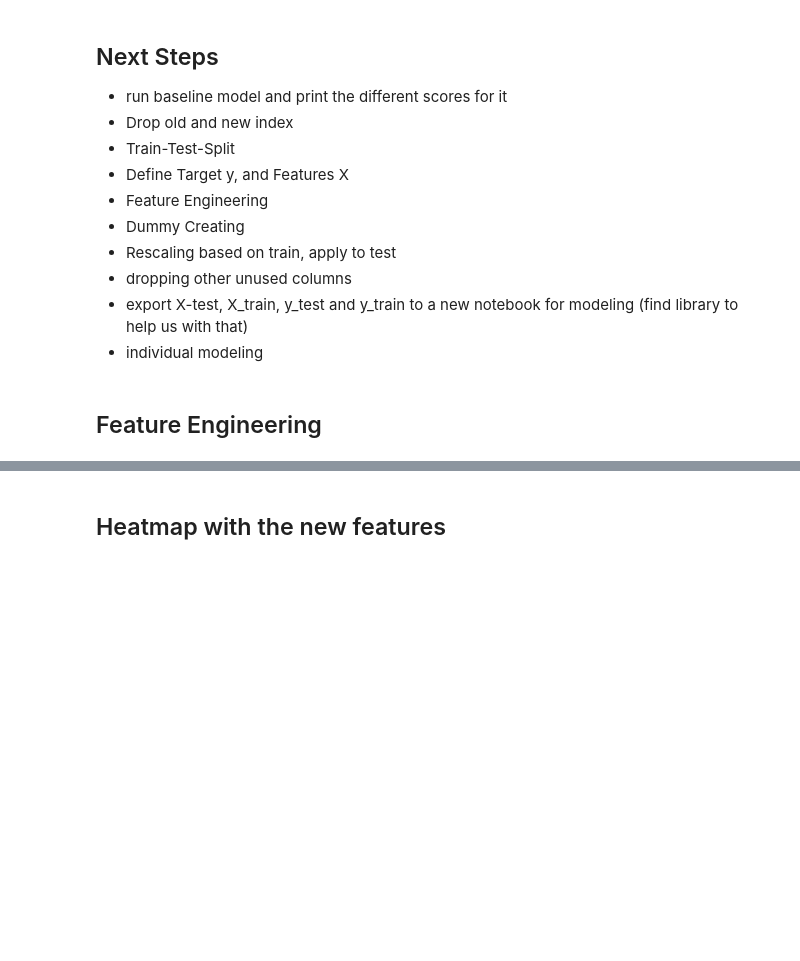
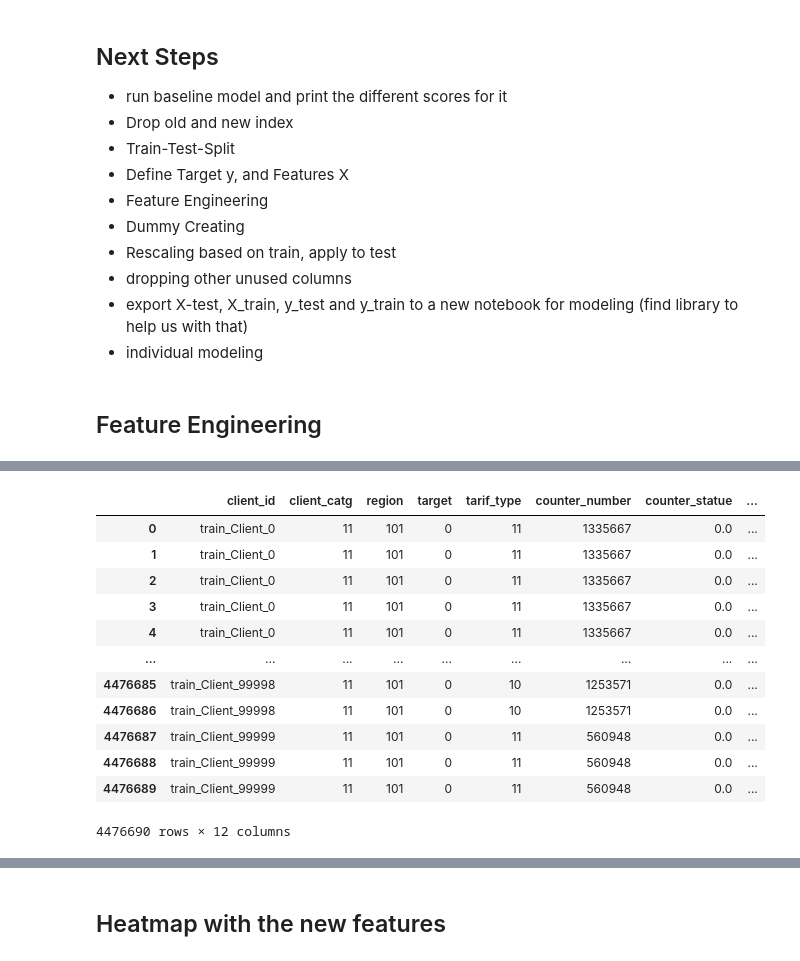
Before and after one commit to Cazta/fraud_detection_electricity_company, a Jupyter notebook: fraud_data_cleaning.ipynb, the cells around one changed output, grey strips where cells are left out. Drawn from its saved outputs; the diff is of its cells as text; code cells hidden in the pictures; blank space fills up the shorter version.

```diff
--- a/fraud_data_cleaning.ipynb
+++ b/fraud_data_cleaning.ipynb
@@ -331,5 +514,19 @@ quantity_counter.head()
 # %%
 df_processed = pd.merge(df_processed, quantity_counter, on="client_id", how="left")
-df_processed.head()
+df_processed
+# %% [output]
+|  | client_id | client_catg | region | target | tarif_type | counter_number | counter_statue | ... |
+| 0 | train_Client_0 | 11 | 101 | 0 | 11 | 1335667 | 0.0 | ... |
+| 1 | train_Client_0 | 11 | 101 | 0 | 11 | 1335667 | 0.0 | ... |
+| 2 | train_Client_0 | 11 | 101 | 0 | 11 | 1335667 | 0.0 | ... |
+| 3 | train_Client_0 | 11 | 101 | 0 | 11 | 1335667 | 0.0 | ... |
+| 4 | train_Client_0 | 11 | 101 | 0 | 11 | 1335667 | 0.0 | ... |
+| ... | ... | ... | ... | ... | ... | ... | ... | ... |
+| 4476685 | train_Client_99998 | 11 | 101 | 0 | 10 | 1253571 | 0.0 | ... |
+| 4476686 | train_Client_99998 | 11 | 101 | 0 | 10 | 1253571 | 0.0 | ... |
+| 4476687 | train_Client_99999 | 11 | 101 | 0 | 11 | 560948 | 0.0 | ... |
+| 4476688 | train_Client_99999 | 11 | 101 | 0 | 11 | 560948 | 0.0 | ... |
+| 4476689 | train_Client_99999 | 11 | 101 | 0 | 11 | 560948 | 0.0 | ... |
+4476690 rows × 12 columns
 # %%
 df_processed['quantity_counters'].corr(df_processed['target']) #  correlation is very low
```
Also changed, not shown: parts of 39 cells of this notebook.
